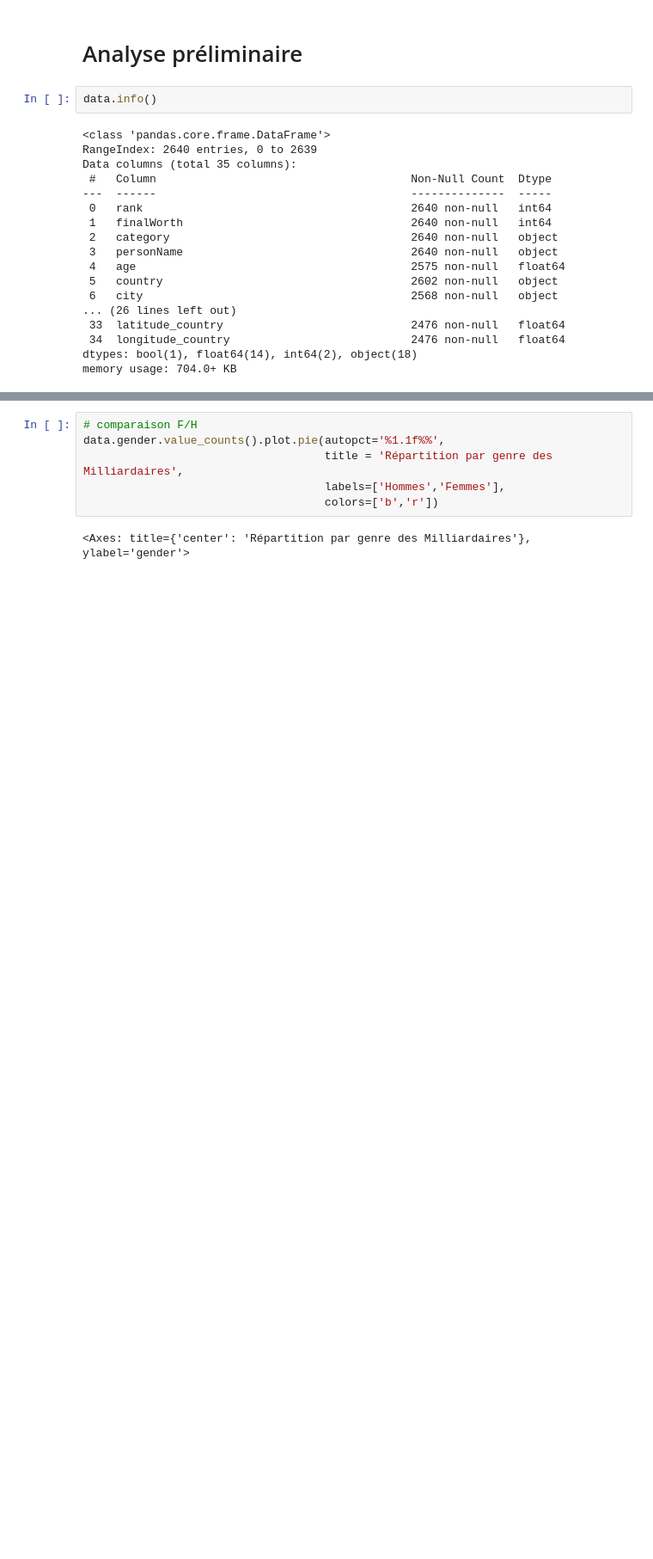
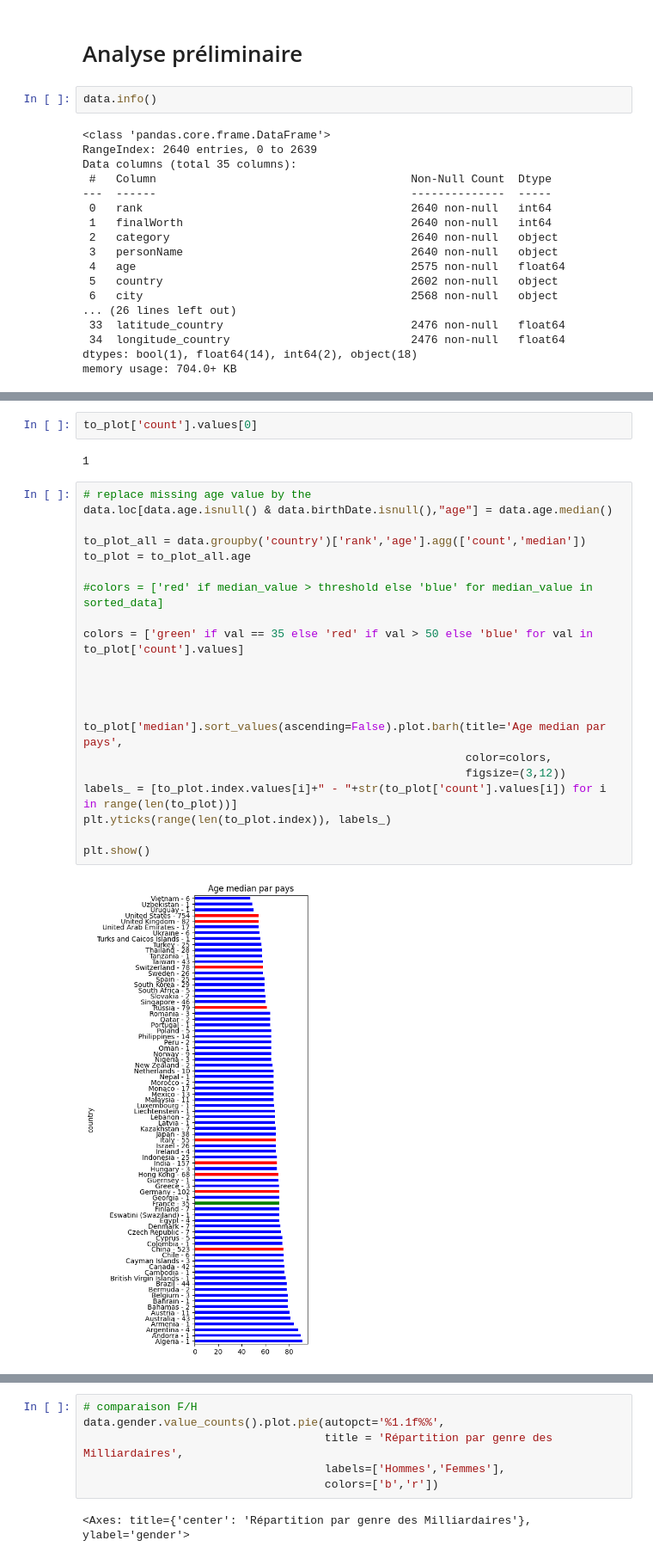
Before and after one commit to BrunetAlexis/Brief_2_Simplon, a Jupyter notebook: Simplon_Brief_Remi.ipynb, the cells around one changed output, grey strips where cells are left out. Shown at 86% size. Drawn from its saved outputs; the diff is of its cells as text; blank space fills up the shorter version.

```diff
--- a/Simplon_Brief_Remi.ipynb
+++ b/Simplon_Brief_Remi.ipynb
@@ -65,0 +186,27 @@ data.age.isnull().sum()
+# %%
+to_plot['count'].values[0]
+# %% [output]
+1
+# %%
+# replace missing age value by the
+data.loc[data.age.isnull() & data.birthDate.isnull(),"age"] = data.age.median()
+
+to_plot_all = data.groupby('country')['rank','age'].agg(['count','median'])
+to_plot = to_plot_all.age
+
+#colors = ['red' if median_value > threshold else 'blue' for median_value in sorted_data]
+
+colors = ['green' if val == 35 else 'red' if val > 50 else 'blue' for val in to_plot['count'].values]
+
+
+
+
+to_plot['median'].sort_values(ascending=False).plot.barh(title='Age median par pays',
+                                                         color=colors,
+                                                         figsize=(3,12))
+labels_ = [to_plot.index.values[i]+" - "+str(to_plot['count'].values[i]) for i in range(len(to_plot))]
+plt.yticks(range(len(to_plot.index)), labels_)
+
+plt.show()
+# %% [output]
+[figure, added]
```
Also changed, not shown: parts of 14 cells of this notebook.
